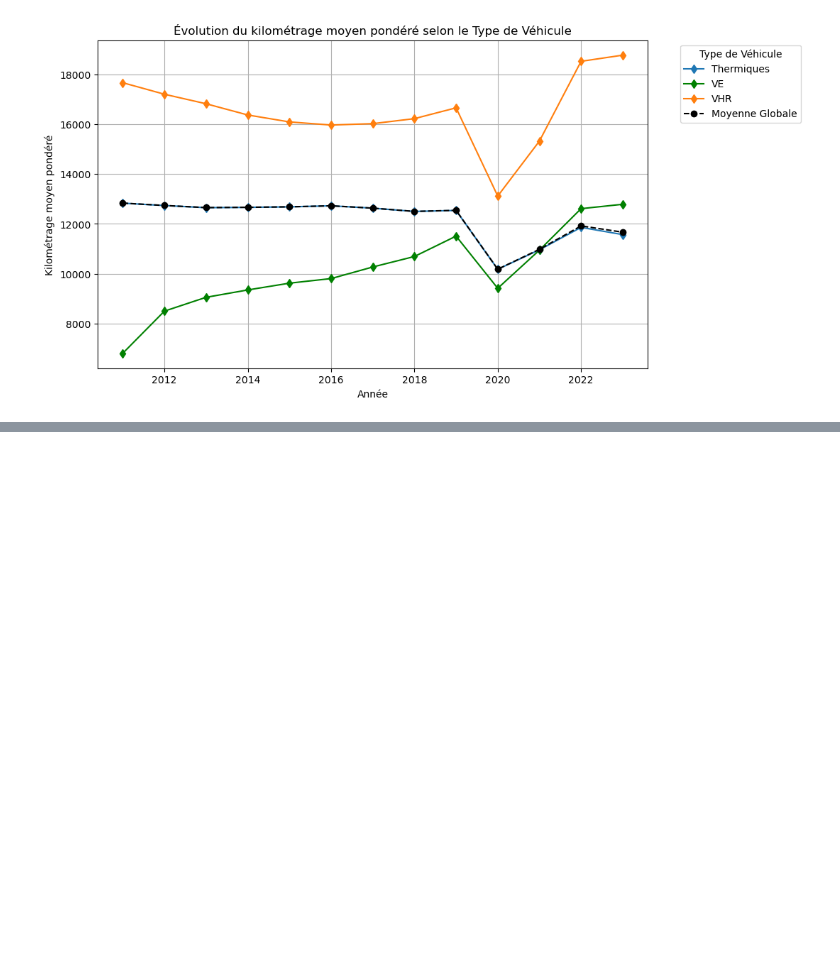
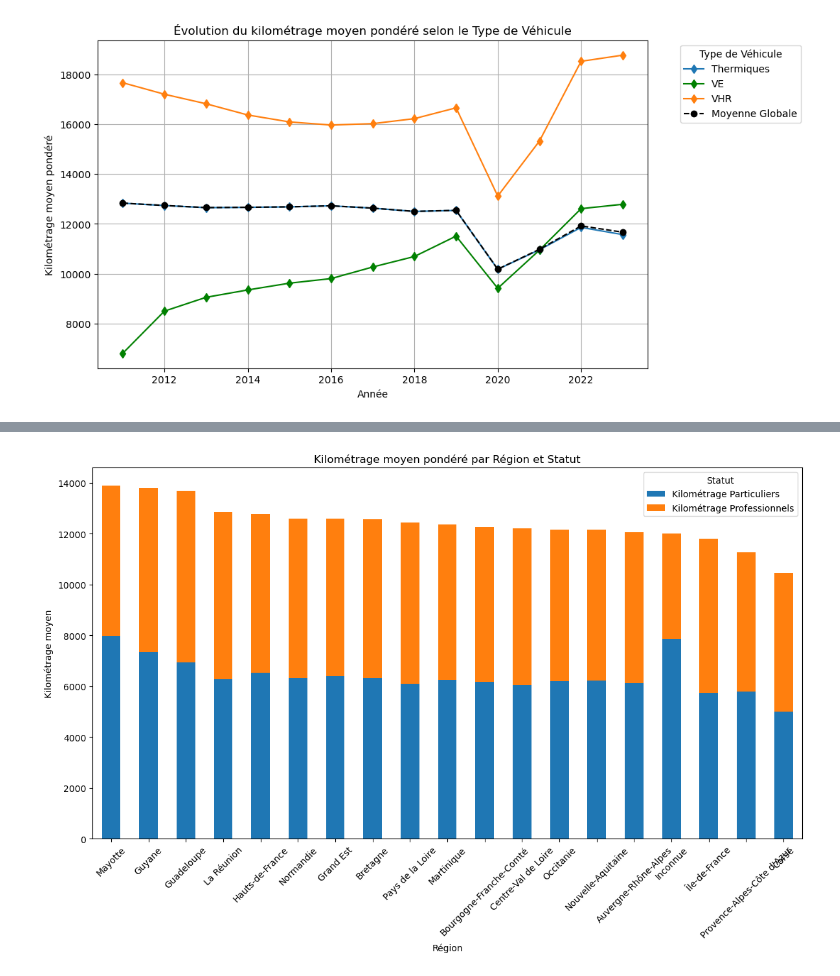
Before and after one commit to HugoMorand/Statapp, a Jupyter notebook: StatDes/plot.ipynb, the cells around one changed output, grey strips where cells are left out. Saved outputs shown, nothing was run; the diff lists cells and outputs as text; code cells hidden in the pictures; blank space fills up the shorter version.

Commit message:
plot

```diff
--- a/StatDes/plot.ipynb
+++ b/StatDes/plot.ipynb
@@ -646,0 +567,44 @@ plt.show()
+# %%
+import pandas as pd
+import matplotlib.pyplot as plt
+
+# Supposons que df_final soit votre DataFrame
+
+# Calculer le kilométrage moyen total par région
+kilometrage_moyen_total = df_final.groupby('Région de résidence').apply(
+    lambda x: (x['Nombre de véhicules'] * x['Kilométrage']).sum() / x['Nombre de véhicules'].sum()
+)
+
+# Calculer les sommes des kilométrages pour particuliers et professionnels
+kilometrage_particuliers = df_final[df_final['Statut de l\'utilisateur'] == 'Particulier'].groupby('Région de résidence')['Kilométrage'].sum()
+kilometrage_professionnels = df_final[df_final['Statut de l\'utilisateur'] == 'Professionnel'].groupby('Région de résidence')['Kilométrage'].sum()
+
+# Calculer les proportions
+proportion_particuliers = kilometrage_particuliers / (kilometrage_particuliers + kilometrage_professionnels)
+proportion_professionnels = kilometrage_professionnels / (kilometrage_particuliers + kilometrage_professionnels)
+
+# Calculer les contributions au kilométrage moyen total
+contribution_particuliers = proportion_particuliers * kilometrage_moyen_total
+contribution_professionnels = proportion_professionnels * kilometrage_moyen_total
+
+# Créer un DataFrame pour les résultats
+resultats = pd.DataFrame({
+    'Région': kilometrage_moyen_total.index,
+    'Kilométrage Particuliers': contribution_particuliers,
+    'Kilométrage Professionnels': contribution_professionnels,
+    'Kilométrage Total': kilometrage_moyen_total
+})
+
+# Trier les résultats par kilométrage total décroissant
+resultats = resultats.sort_values(by='Kilométrage Total', ascending=False)
+
+# Tracer le graphique empilé
+resultats.set_index('Région').plot(kind='bar', stacked=True, figsize=(12, 8), y=['Kilométrage Particuliers', 'Kilométrage Professionnels'])
+plt.title('Kilométrage moyen pondéré par Région et Statut')
+plt.ylabel('Kilométrage moyen')
+plt.xticks(rotation=45)
+plt.legend(title='Statut')
+plt.tight_layout()
+plt.show()
+# %% [output]
+[figure, added]
```
Also changed, not shown: parts of 3 cells of this notebook.
